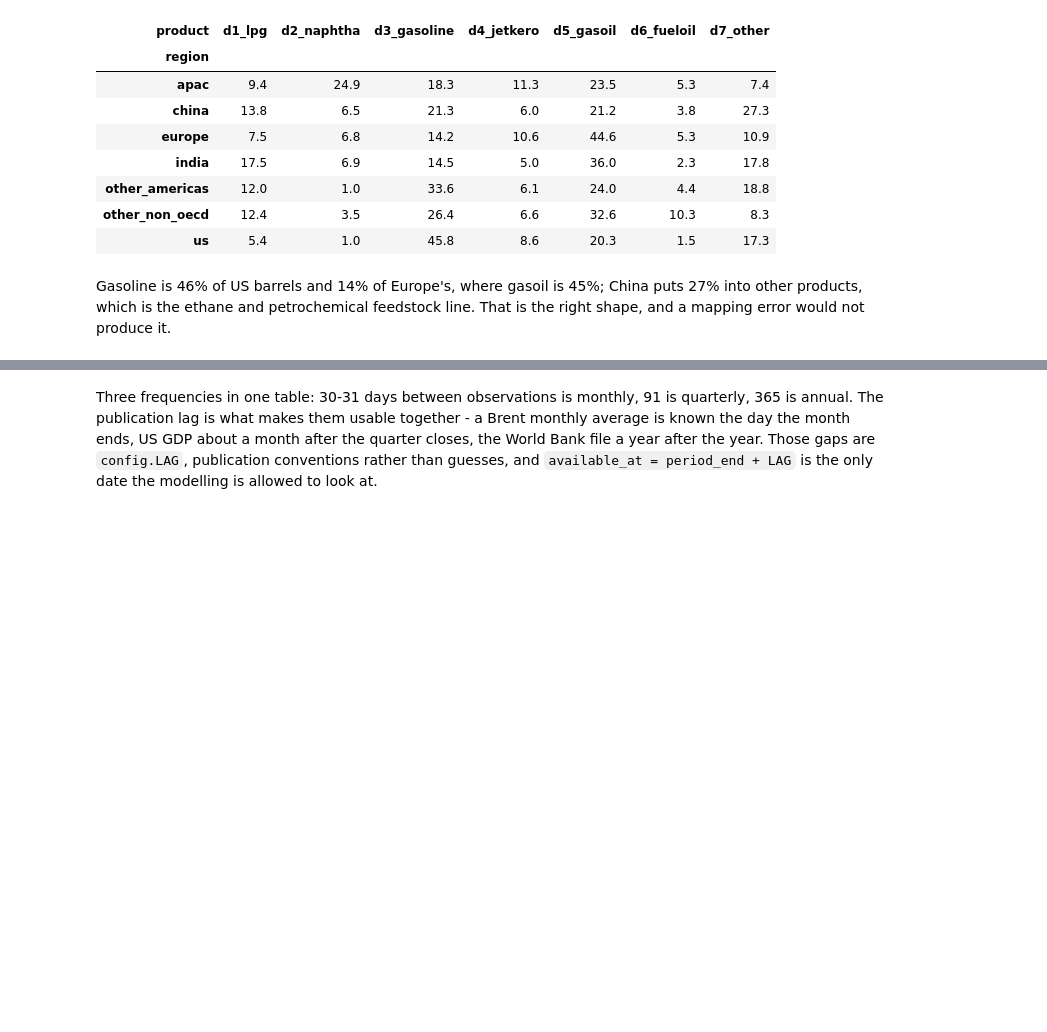
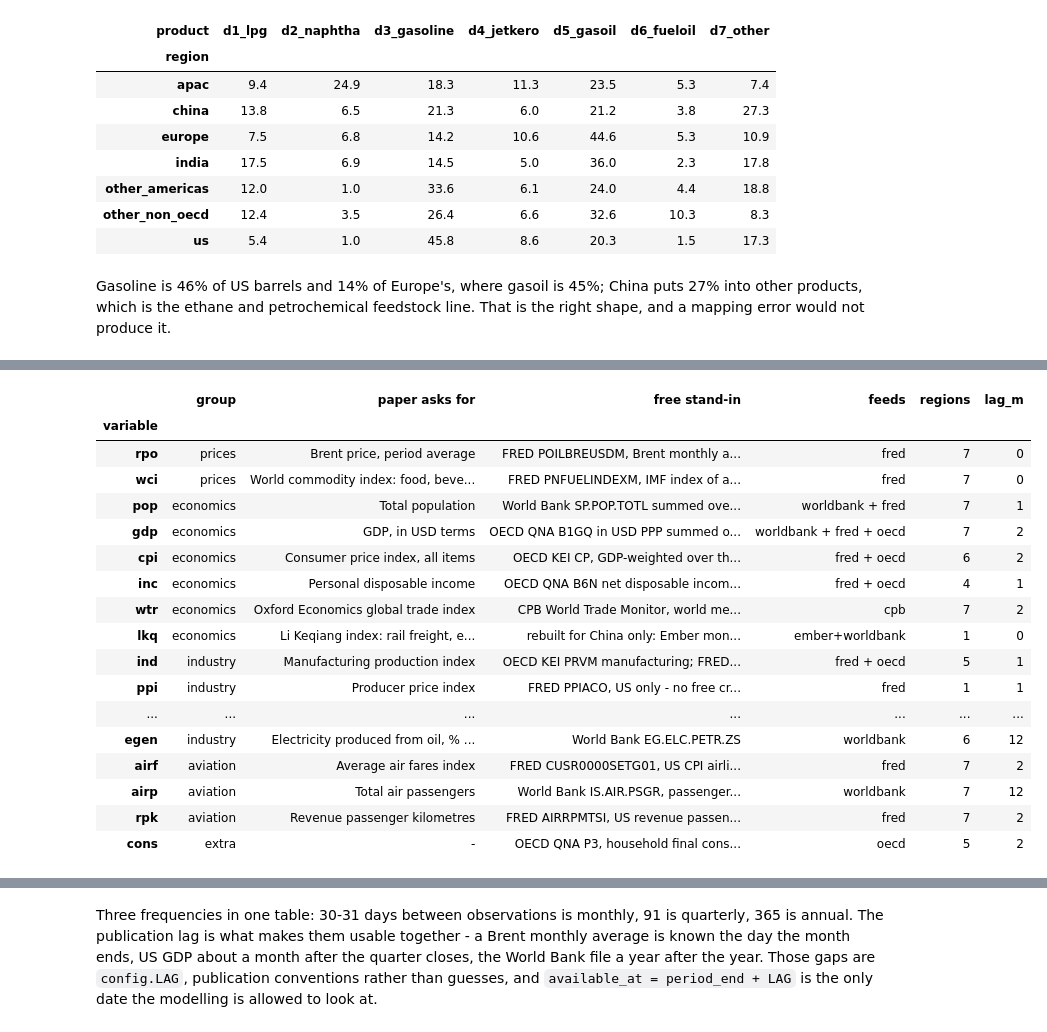
Before and after one commit to malobouygues/Oil_demand_forecasting, a Jupyter notebook: notebooks/01_data.ipynb, the cells around one changed output, grey strips where cells are left out. Saved outputs shown, nothing was run; the diff lists cells and outputs as text; code cells hidden in the pictures; blank space fills up the shorter version.

```diff
--- a/notebooks/01_data.ipynb
+++ b/notebooks/01_data.ipynb
@@ -251,0 +263,36 @@ and a mapping error would not produce it.
+# %%
+coverage = data.query("""
+    SELECT variable,
+           STRING_AGG(DISTINCT source, ' + ') AS feeds,
+           COUNT(DISTINCT region)             AS regions,
+           ROUND(MEDIAN(DATE_DIFF('month', period_end, available_at))) AS lag_m
+    FROM predictors
+    GROUP BY 1
+""").set_index("variable")
+
+table2 = pd.DataFrame([{"group": g, "variable": k, "paper asks for": p,
+                        "free stand-in": s or "-- none found"}
+                       for k, (g, p, s) in c.TABLE2.items()]).set_index("variable")
+
+with pd.option_context("display.max_colwidth", None):
+    display(table2.join(coverage).fillna({"feeds": "--", "regions": 0, "lag_m": 0})
+            .astype({"regions": int, "lag_m": int}))
+# %% [output]
+|  | group | paper asks for | free stand-in | feeds | regions | lag_m |
+| variable |  |  |  |  |  |  |
+| rpo | prices | Brent price, period average | FRED POILBREUSDM, Brent monthly a... | fred | 7 | 0 |
+| wci | prices | World commodity index: food, beve... | FRED PNFUELINDEXM, IMF index of a... | fred | 7 | 0 |
+| pop | economics | Total population | World Bank SP.POP.TOTL summed ove... | worldbank + fred | 7 | 1 |
+| gdp | economics | GDP, in USD terms | OECD QNA B1GQ in USD PPP summed o... | worldbank + fred + oecd | 7 | 2 |
+| cpi | economics | Consumer price index, all items | OECD KEI CP, GDP-weighted over th... | fred + oecd | 6 | 2 |
+| inc | economics | Personal disposable income | OECD QNA B6N net disposable incom... | fred + oecd | 4 | 1 |
+| wtr | economics | Oxford Economics global trade index | CPB World Trade Monitor, world me... | cpb | 7 | 2 |
+| lkq | economics | Li Keqiang index: rail freight, e... | rebuilt for China only: Ember mon... | ember+worldbank | 1 | 0 |
+| ind | industry | Manufacturing production index | OECD KEI PRVM manufacturing; FRED... | fred + oecd | 5 | 1 |
+| ppi | industry | Producer price index | FRED PPIACO, US only - no free cr... | fred | 1 | 1 |
+| ... | ... | ... | ... | ... | ... | ... |
+| egen | industry | Electricity produced from oil, % ... | World Bank EG.ELC.PETR.ZS | worldbank | 6 | 12 |
+| airf | aviation | Average air fares index | FRED CUSR0000SETG01, US CPI airli... | fred | 7 | 2 |
+| airp | aviation | Total air passengers | World Bank IS.AIR.PSGR, passenger... | worldbank | 7 | 12 |
+| rpk | aviation | Revenue passenger kilometres | FRED AIRRPMTSI, US revenue passen... | fred | 7 | 2 |
+| cons | extra | - | OECD QNA P3, household final cons... | oecd | 5 | 2 |
```
Also changed, not shown: parts of 15 cells of this notebook, 12 other files.
